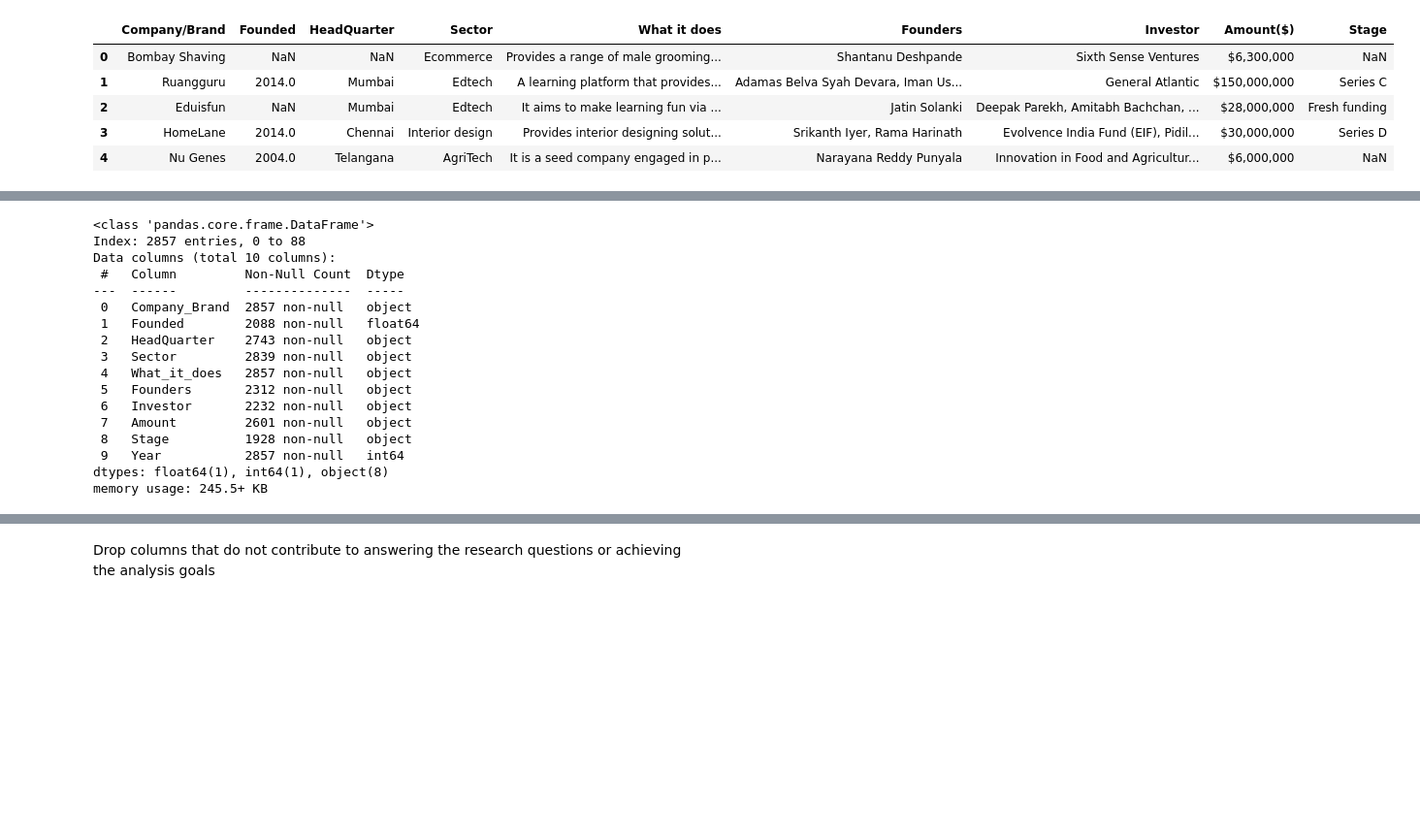
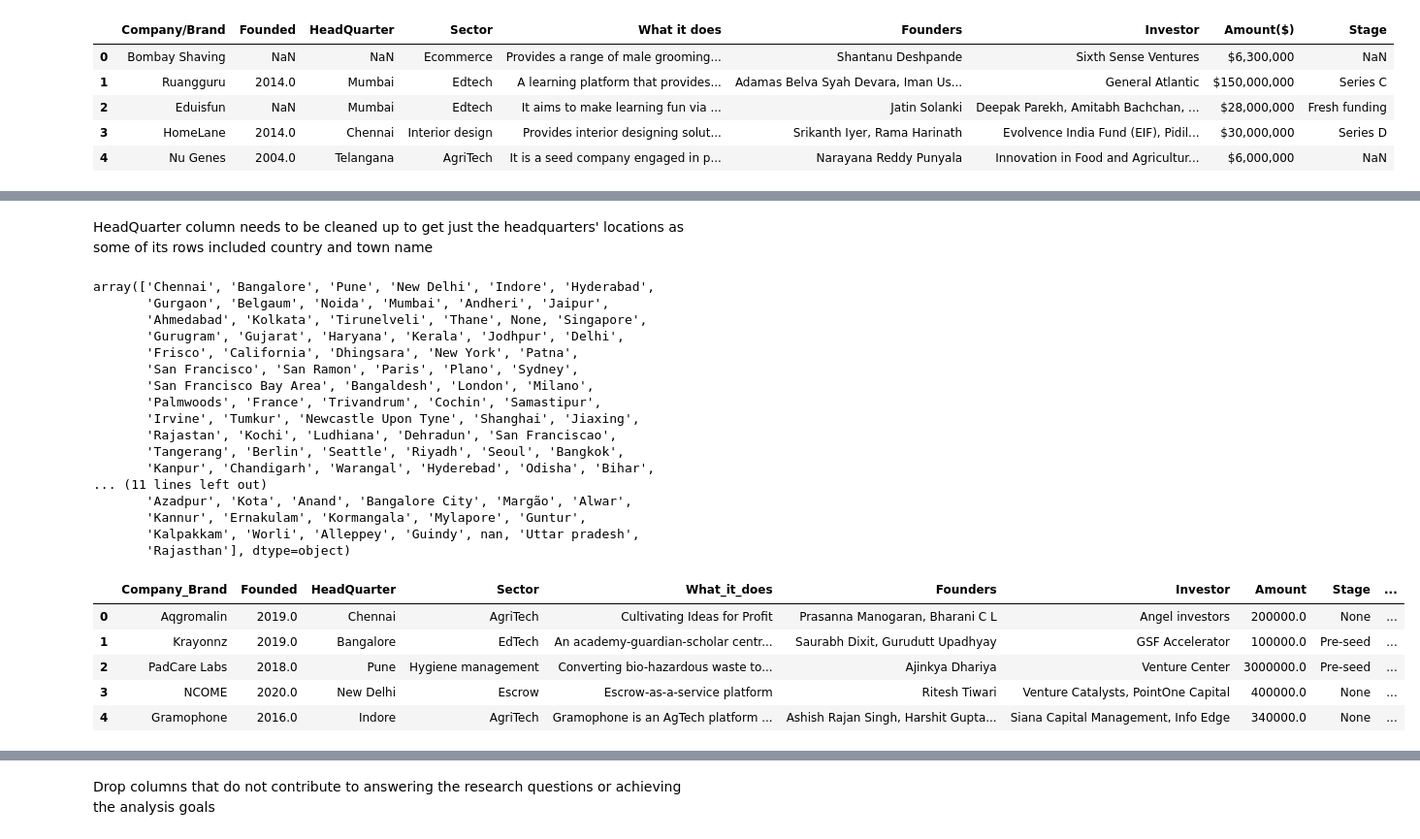
Before and after one commit to edadso/Exploring-Opportunities-in-the-Indian-Startup-Ecosystem, a Jupyter notebook: project_code.ipynb, the cells around one changed output, grey strips where cells are left out. Shown: that part at 97% size. Saved outputs shown, nothing was run; the diff lists cells and outputs as text; code cells hidden in the pictures; blank space fills up the shorter version.

```diff
--- a/project_code.ipynb
+++ b/project_code.ipynb
@@ -441,20 +617,34 @@ df_combined.head()
+# %% [markdown]
+HeadQuarter column needs to be cleaned up to get just the headquarters' locations as some of its rows included country and town name
+# %%
+df_combined["HeadQuarter"] = df_combined["HeadQuarter"].str.split(",", expand = True)[0]
+df_combined["HeadQuarter"] = df_combined["HeadQuarter"].str.split("\t", expand = True)[0]
+
+df_combined["HeadQuarter"].unique()
+# %% [output]
+array(['Chennai', 'Bangalore', 'Pune', 'New Delhi', 'Indore', 'Hyderabad',
+       'Gurgaon', 'Belgaum', 'Noida', 'Mumbai', 'Andheri', 'Jaipur',
+       'Ahmedabad', 'Kolkata', 'Tirunelveli', 'Thane', None, 'Singapore',
+       'Gurugram', 'Gujarat', 'Haryana', 'Kerala', 'Jodhpur', 'Delhi',
+       'Frisco', 'California', 'Dhingsara', 'New York', 'Patna',
+       'San Francisco', 'San Ramon', 'Paris', 'Plano', 'Sydney',
+       'San Francisco Bay Area', 'Bangaldesh', 'London', 'Milano',
+       'Palmwoods', 'France', 'Trivandrum', 'Cochin', 'Samastipur',
+       'Irvine', 'Tumkur', 'Newcastle Upon Tyne', 'Shanghai', 'Jiaxing',
+       'Rajastan', 'Kochi', 'Ludhiana', 'Dehradun', 'San Franciscao',
+       'Tangerang', 'Berlin', 'Seattle', 'Riyadh', 'Seoul', 'Bangkok',
+       'Kanpur', 'Chandigarh', 'Warangal', 'Hyderebad', 'Odisha', 'Bihar',
+... (11 lines left out)
+       'Azadpur', 'Kota', 'Anand', 'Bangalore City', 'Margão', 'Alwar',
+       'Kannur', 'Ernakulam', 'Kormangala', 'Mylapore', 'Guntur',
+       'Kalpakkam', 'Worli', 'Alleppey', 'Guindy', nan, 'Uttar pradesh',
+       'Rajasthan'], dtype=object)
 # %%
-df_combined.info()
+df_combined.head()
 # %% [output]
-<class 'pandas.core.frame.DataFrame'>
-Index: 2857 entries, 0 to 88
-Data columns (total 10 columns):
- #   Column         Non-Null Count  Dtype
----  ------         --------------  -----
- 0   Company_Brand  2857 non-null   object
- 1   Founded        2088 non-null   float64
- 2   HeadQuarter    2743 non-null   object
- 3   Sector         2839 non-null   object
- 4   What_it_does   2857 non-null   object
- 5   Founders       2312 non-null   object
- 6   Investor       2232 non-null   object
- 7   Amount         2601 non-null   object
- 8   Stage          1928 non-null   object
- 9   Year           2857 non-null   int64
-dtypes: float64(1), int64(1), object(8)
-memory usage: 245.5+ KB
+|  | Company_Brand | Founded | HeadQuarter | Sector | What_it_does | Founders | Investor | Amount | Stage | ... |
+| 0 | Aqgromalin | 2019.0 | Chennai | AgriTech | Cultivating Ideas for Profit | Prasanna Manogaran, Bharani C L | Angel investors | 200000.0 | None | ... |
+| 1 | Krayonnz | 2019.0 | Bangalore | EdTech | An academy-guardian-scholar centr... | Saurabh Dixit, Gurudutt Upadhyay | GSF Accelerator | 100000.0 | Pre-seed | ... |
+| 2 | PadCare Labs | 2018.0 | Pune | Hygiene management | Converting bio-hazardous waste to... | Ajinkya Dhariya | Venture Center | 3000000.0 | Pre-seed | ... |
+| 3 | NCOME | 2020.0 | New Delhi | Escrow | Escrow-as-a-service platform | Ritesh Tiwari | Venture Catalysts, PointOne Capital | 400000.0 | None | ... |
+| 4 | Gramophone | 2016.0 | Indore | AgriTech | Gramophone is an AgTech platform ... | Ashish Rajan Singh, Harshit Gupta... | Siana Capital Management, Info Edge | 340000.0 | None | ... |
```
Also changed, not shown: parts of 64 cells of this notebook.
